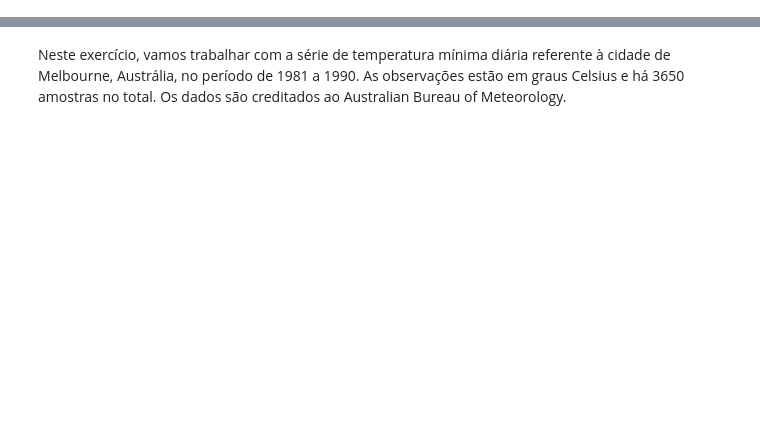
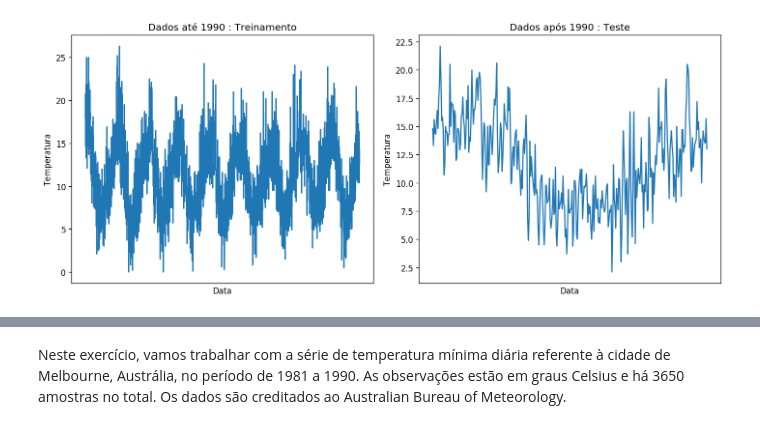
Before and after one commit to jimitogni/ia006, a Jupyter notebook: efc1/computacionais.ipynb, the cells around one changed output, grey strips where cells are left out. Cells and saved outputs as stored; diff of their text form; code cells hidden in the pictures; blank space fills up the shorter version.

```diff
--- a/efc1/computacionais.ipynb
+++ b/efc1/computacionais.ipynb
@@ -6,0 +188,26 @@ import matplotlib.pyplot as plt
+# %%
+#dividindo o dataset
+dt_1990 = datetime.timestamp(datetime.strptime("1990-01-01 00:00:00", "%Y-%m-%d %H:%M:%S"))
+
+train, test = data[data[:, 0] < dt_1990], data[data[:, 0] >= dt_1990]
+
+X_train, y_train = train[:, 2], train[:, 1]
+X_test, y_test = test[:, 2:], test[:, 1]
+
+plt.figure(figsize=(12, 5))
+plt.subplot(1, 2, 1)
+plt.plot(train[:, 0], y_train)
+plt.title("Dados até 1990 : Treinamento")
+plt.xticks(dts[2].to_numpy().astype(np.float32), dts[0].to_numpy(), rotation=90)
+plt.xlabel("Data")
+plt.ylabel("Temperatura")
+plt.subplot(1, 2, 2)
+plt.plot(test[:, 0], y_test)
+plt.title("Dados após 1990 : Teste")
+plt.xticks(dts1990[2].to_numpy().astype(np.float32), dts1990[0].to_numpy(), rotation=90)
+plt.xlabel("Data")
+plt.ylabel("Temperatura")
+plt.tight_layout()
+plt.show()
+# %% [output]
+[figure, added]
```
Also changed, not shown: parts of 21 cells of this notebook, 9 other files.
